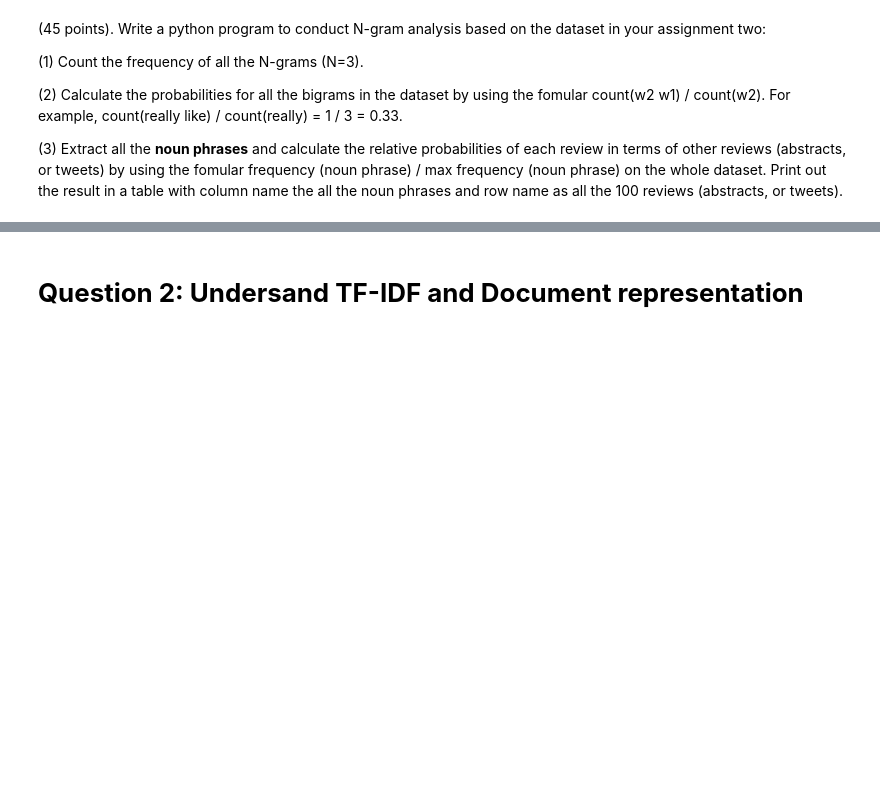
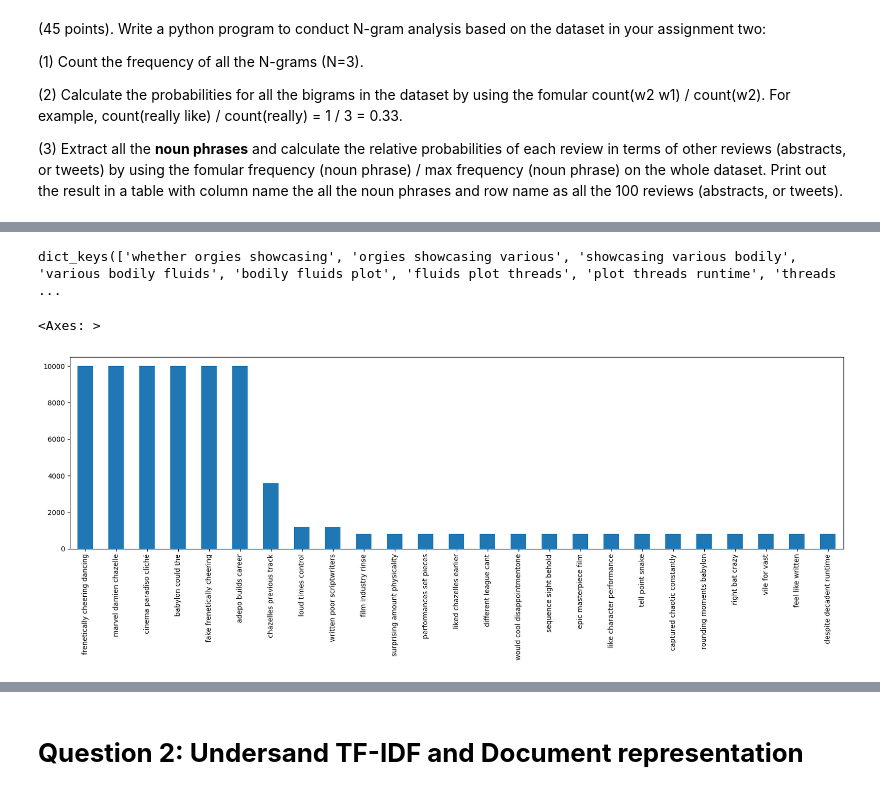
Before and after one commit to jivitheshreddy/INFO-5731-Srping2023, a Jupyter notebook: INFO5731_Assignment_Three_fall2022.ipynb, the cells around one changed output, grey strips where cells are left out. Saved outputs shown, nothing was run; the diff lists cells and outputs as text; code cells hidden in the pictures; blank space fills up the shorter version.

```diff
--- a/INFO5731_Assignment_Three_fall2022.ipynb
+++ b/INFO5731_Assignment_Three_fall2022.ipynb
@@ -18,0 +17,5 @@ In this assignment, you are required to conduct information extraction, semantic
+# %%
+# Write your code here
+import pandas as pd
+from sklearn.feature_extraction.text import CountVectorizer
+Data=pd.read_csv('Reviews_Movie.csv')
@@ -18,0 +33,17 @@ In this assignment, you are required to conduct information extraction, semantic
+# %%
+# create a bigram count vectorizer object
+Trigram_count_vectorizer = CountVectorizer(ngram_range=(3,3))
+# %%
+X_Trigram = Trigram_count_vectorizer.fit_transform(Data['Review'])
+
+# Creating a DTM
+DTM_trigram = pd.DataFrame(X_Trigram.toarray(), columns=Trigram_count_vectorizer.vocabulary_.keys())
+# %%
+Trigram_count_vectorizer.vocabulary_.keys()
+# %% [output]
+dict_keys(['whether orgies showcasing', 'orgies showcasing various', 'showcasing various bodily', 'various bodily fluids', 'bodily fluids plot', 'fluids plot threads', 'plot threads runtime', 'threads ...
+# %%
+DTM_trigram.sum().sort_values(ascending=False).head(25).plot.bar(figsize=(20,5))
+# %% [output]
+<Axes: >
+[figure, added]
```
Also changed, not shown: parts of 13 cells of this notebook.
